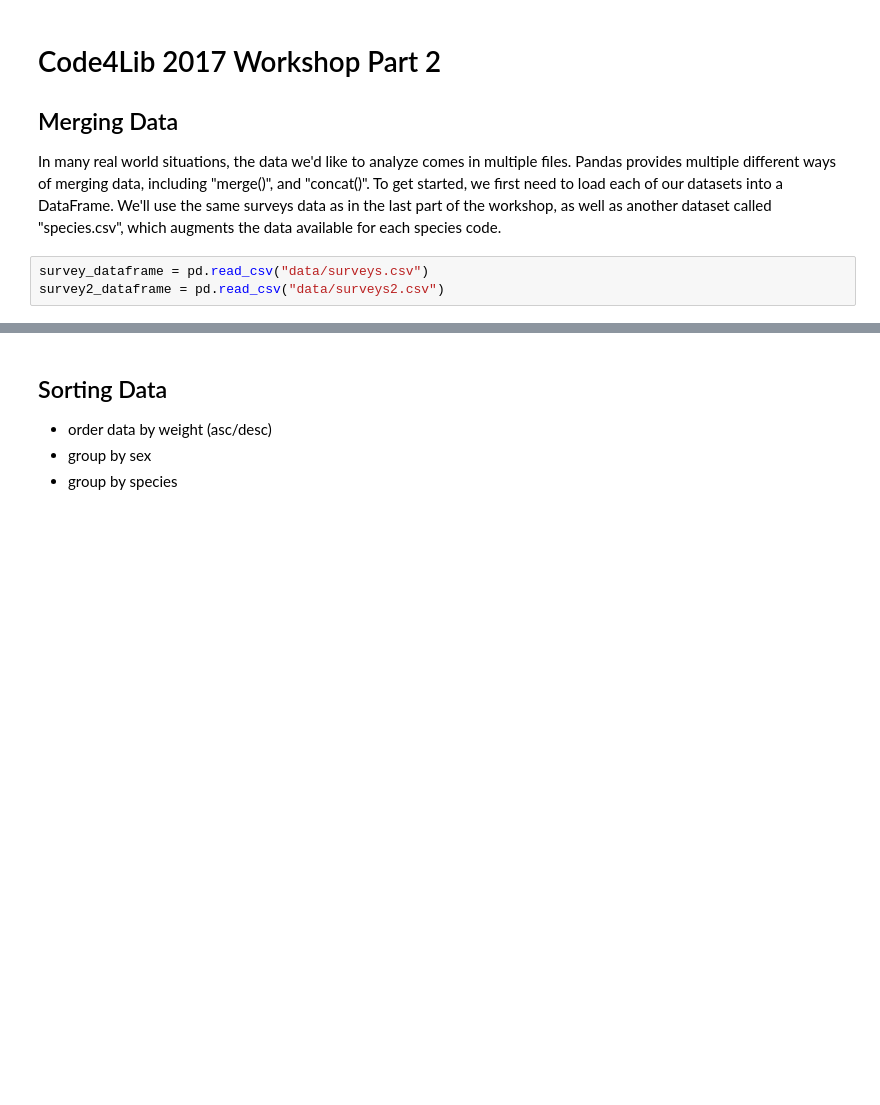
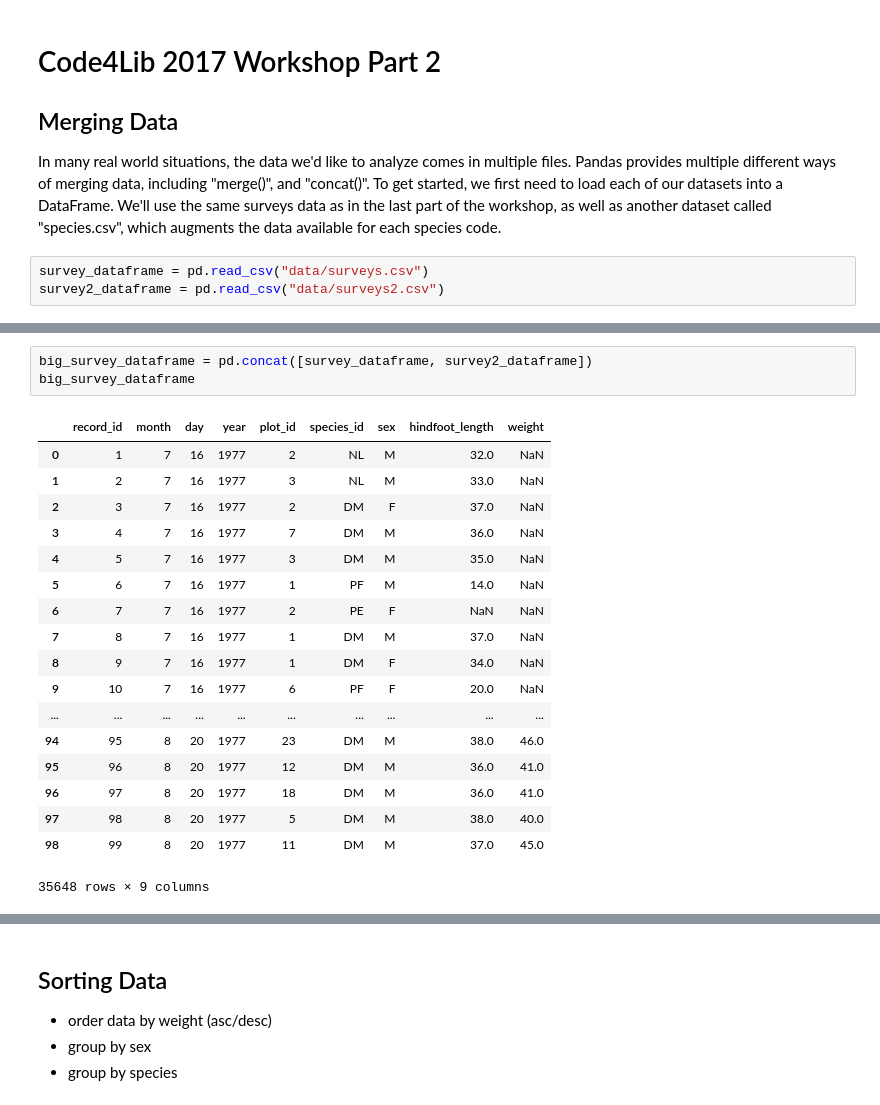
Before and after one commit to NCSU-Libraries/pandas-code4lib-2017, a Jupyter notebook: notebooks/workshop_2.ipynb, the cells around one changed output, grey strips where cells are left out. Saved outputs shown, nothing was run; the diff lists cells and outputs as text; blank space fills up the shorter version.

```diff
--- a/notebooks/workshop_2.ipynb
+++ b/notebooks/workshop_2.ipynb
@@ -14,0 +21,22 @@ survey2_dataframe = pd.read_csv("data/surveys2.csv")
+# %%
+big_survey_dataframe = pd.concat([survey_dataframe, survey2_dataframe])
+big_survey_dataframe
+# %% [output]
+|  | record_id | month | day | year | plot_id | species_id | sex | hindfoot_length | weight |
+| 0 | 1 | 7 | 16 | 1977 | 2 | NL | M | 32.0 | NaN |
+| 1 | 2 | 7 | 16 | 1977 | 3 | NL | M | 33.0 | NaN |
+| 2 | 3 | 7 | 16 | 1977 | 2 | DM | F | 37.0 | NaN |
+| 3 | 4 | 7 | 16 | 1977 | 7 | DM | M | 36.0 | NaN |
+| 4 | 5 | 7 | 16 | 1977 | 3 | DM | M | 35.0 | NaN |
+| 5 | 6 | 7 | 16 | 1977 | 1 | PF | M | 14.0 | NaN |
+| 6 | 7 | 7 | 16 | 1977 | 2 | PE | F | NaN | NaN |
+| 7 | 8 | 7 | 16 | 1977 | 1 | DM | M | 37.0 | NaN |
+| 8 | 9 | 7 | 16 | 1977 | 1 | DM | F | 34.0 | NaN |
+| 9 | 10 | 7 | 16 | 1977 | 6 | PF | F | 20.0 | NaN |
+| ... | ... | ... | ... | ... | ... | ... | ... | ... | ... |
+| 94 | 95 | 8 | 20 | 1977 | 23 | DM | M | 38.0 | 46.0 |
+| 95 | 96 | 8 | 20 | 1977 | 12 | DM | M | 36.0 | 41.0 |
+| 96 | 97 | 8 | 20 | 1977 | 18 | DM | M | 36.0 | 41.0 |
+| 97 | 98 | 8 | 20 | 1977 | 5 | DM | M | 38.0 | 40.0 |
+| 98 | 99 | 8 | 20 | 1977 | 11 | DM | M | 37.0 | 45.0 |
+35648 rows × 9 columns
```
Also changed, not shown: parts of 9 cells of this notebook, 1 other file.
